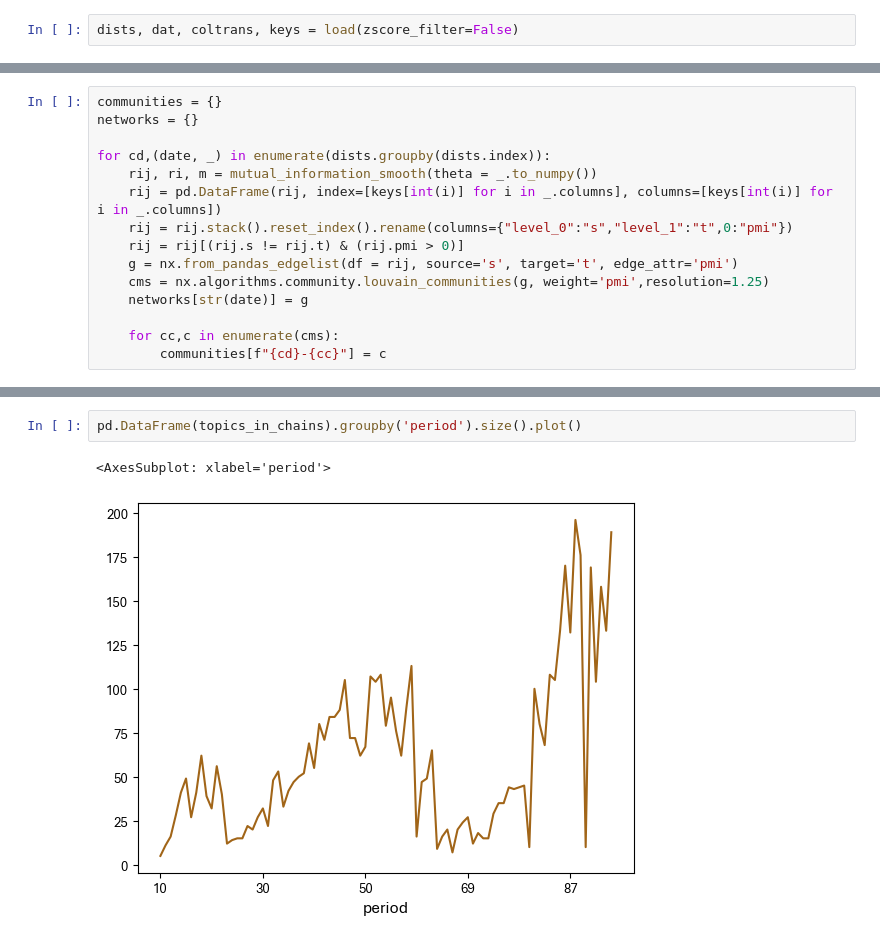
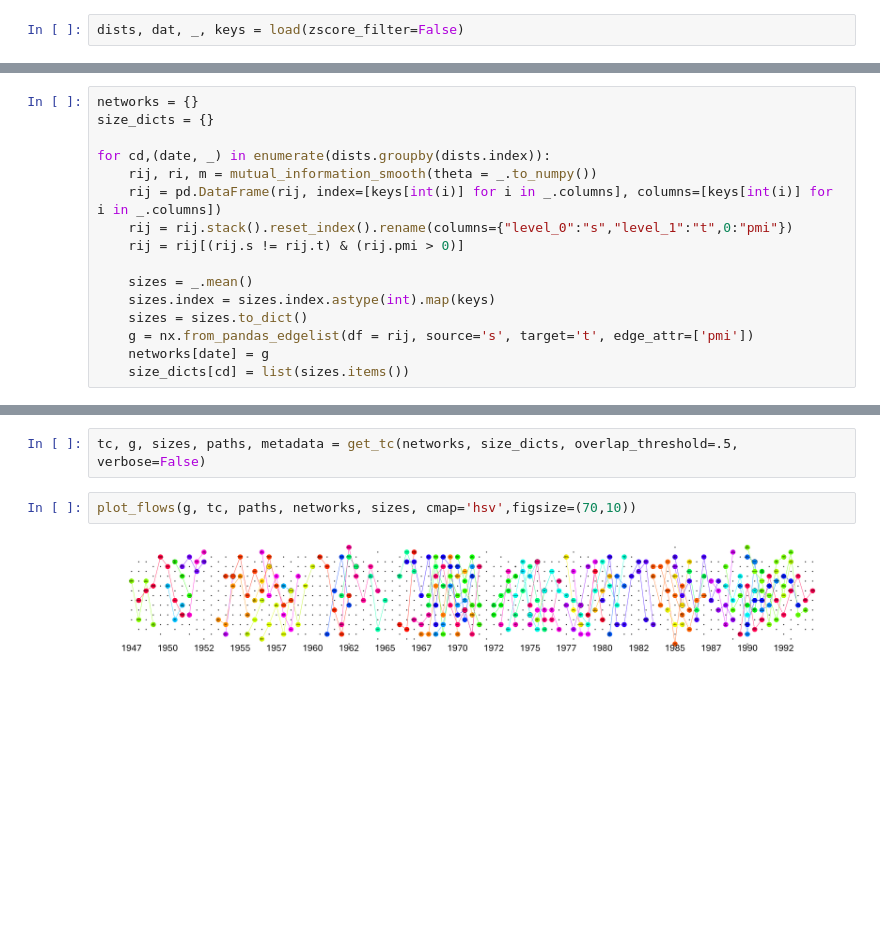
Before and after one commit to rubenros1795/linkage, a Jupyter notebook: 004_community-chains.ipynb, the cells around one changed output, grey strips where cells are left out. Saved outputs shown, nothing was run; the diff lists cells and outputs as text; blank space fills up the shorter version.

Commit message:
new notebooks on chains, updates importing data

```diff
--- a/004_community-chains.ipynb
+++ b/004_community-chains.ipynb
@@ -29,2 +33,2 @@ from helpers.dataloader import load
 # %%
-dists, dat, coltrans, keys = load(zscore_filter=False)
+dists, dat, _, keys = load(zscore_filter=False)
@@ -37,15 +35,16 @@ from helpers.metrics import *
 # %%
-communities = {}
 networks = {}
+size_dicts = {}
 
 for cd,(date, _) in enumerate(dists.groupby(dists.index)):
     rij, ri, m = mutual_information_smooth(theta = _.to_numpy())
     rij = pd.DataFrame(rij, index=[keys[int(i)] for i in _.columns], columns=[keys[int(i)] for i in _.columns])
     rij = rij.stack().reset_index().rename(columns={"level_0":"s","level_1":"t",0:"pmi"})
     rij = rij[(rij.s != rij.t) & (rij.pmi > 0)]
-    g = nx.from_pandas_edgelist(df = rij, source='s', target='t', edge_attr='pmi')
-    cms = nx.algorithms.community.louvain_communities(g, weight='pmi',resolution=1.25)
-    networks[str(date)] = g
 
-    for cc,c in enumerate(cms):
-        communities[f"{cd}-{cc}"] = c
+    sizes = _.mean()
+    sizes.index = sizes.index.astype(int).map(keys)
+    sizes = sizes.to_dict()
+    g = nx.from_pandas_edgelist(df = rij, source='s', target='t', edge_attr=['pmi'])
+    networks[date] = g
+    size_dicts[cd] = list(sizes.items())
@@ -243,5 +51,6 @@ for c in filtered:
-# %%
-pd.DataFrame(topics_in_chains).groupby('period').size().plot()
-# %% [output]
-<AxesSubplot: xlabel='period'>
-[figure, removed]
+# %%
+tc, g, sizes, paths, metadata = get_tc(networks, size_dicts, overlap_threshold=.5, verbose=False)
+# %%
+plot_flows(g, tc, paths, networks, sizes, cmap='hsv',figsize=(70,10))
+# %% [output]
+[figure, added]
```
Also changed, not shown: parts of 12 cells of this notebook, 15 other files.
